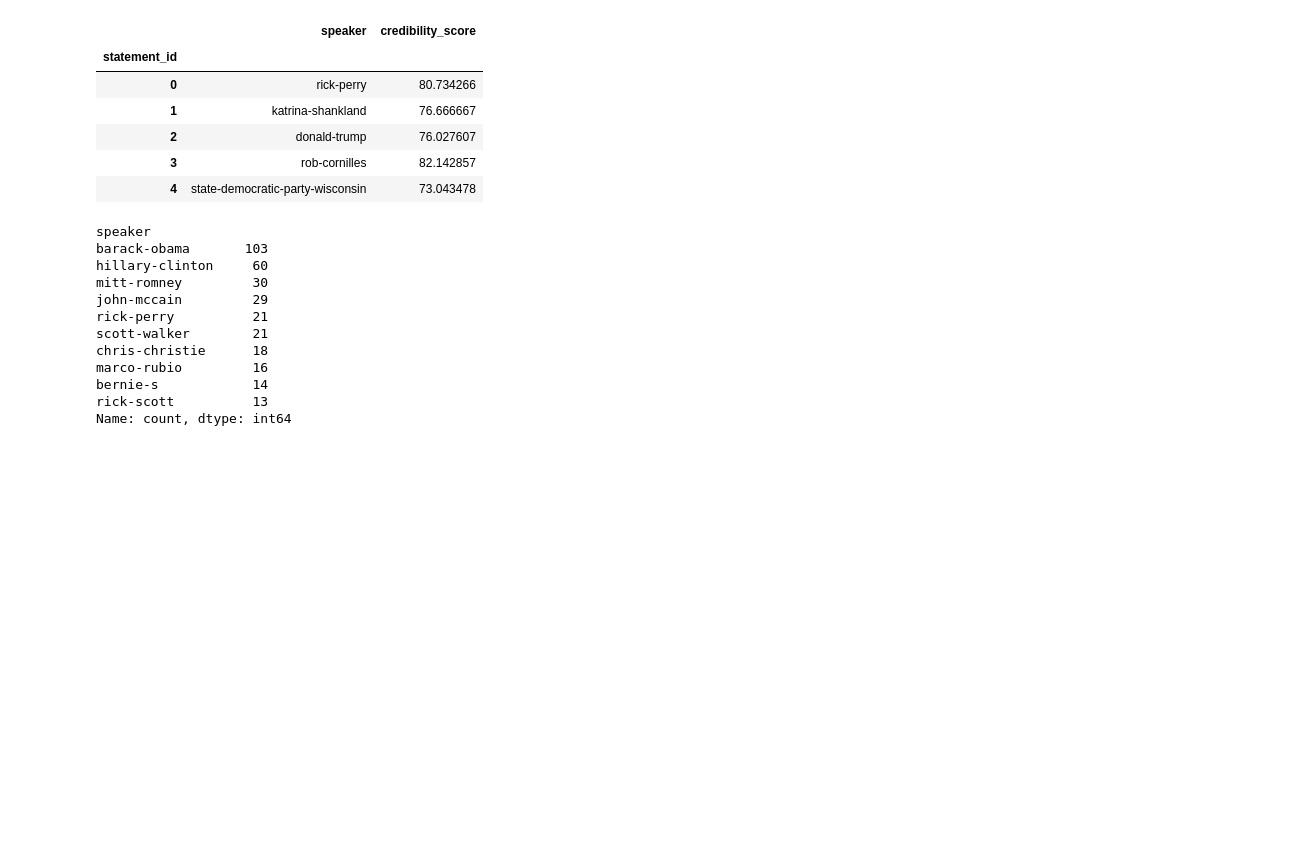
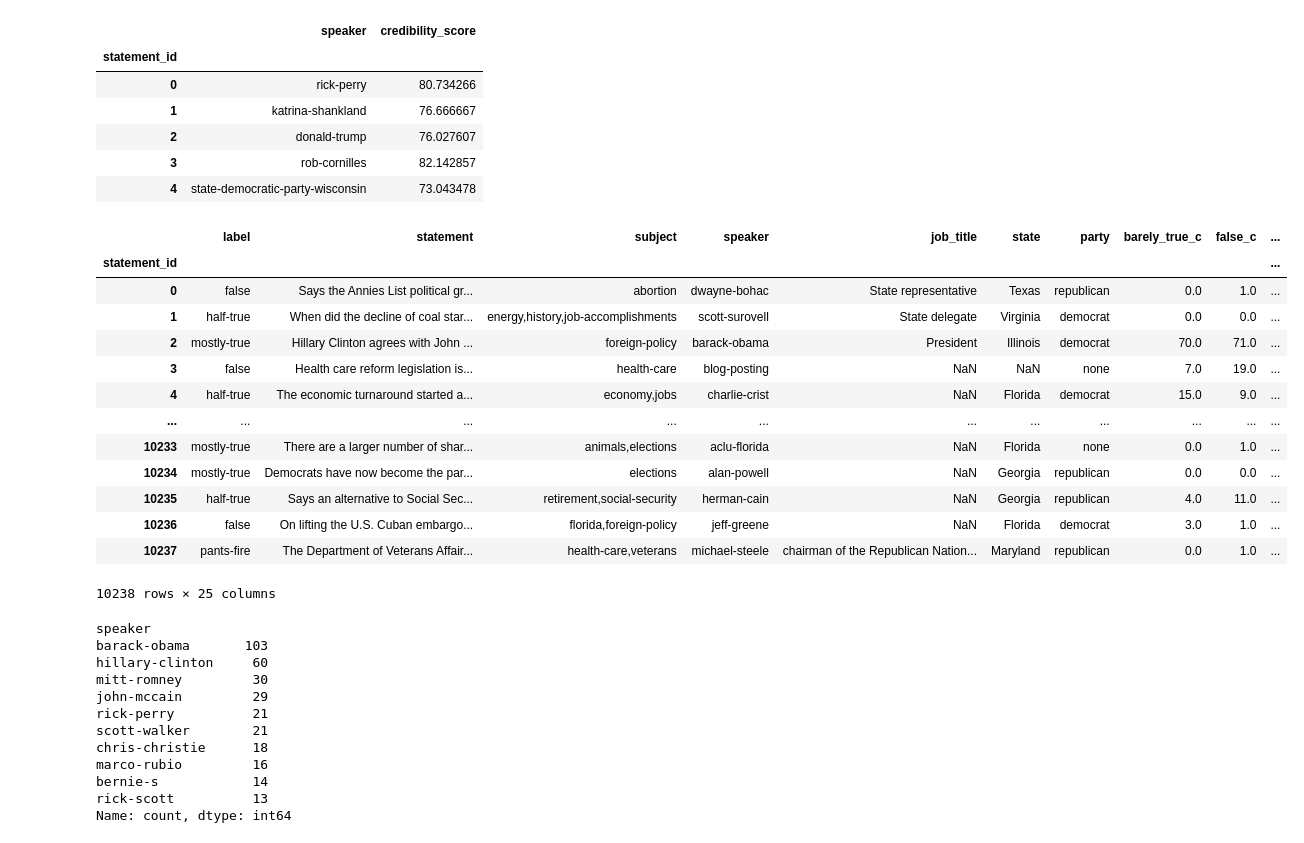
Before and after one commit to sigalgrabois/ADS_final_project, a Jupyter notebook: fake_news_detection_final.ipynb, the cells around one changed output. Cells and saved outputs as stored; diff of their text form; code cells hidden in the pictures; blank space fills up the shorter version.

```diff
--- a/fake_news_detection_final.ipynb
+++ b/fake_news_detection_final.ipynb
@@ -951,6 +970,23 @@ display(test_data[['speaker', 'credibility_score']].head())
 | 2 | donald-trump | 76.027607 |
 | 3 | rob-cornilles | 82.142857 |
 | 4 | state-democratic-party-wisconsin | 73.043478 |
+# %%
+train_data
+# %% [output]
+|  | label | statement | subject | speaker | job_title | state | party | barely_true_c | false_c | ... |
+| statement_id |  |  |  |  |  |  |  |  |  | ... |
+| 0 | false | Says the Annies List political gr... | abortion | dwayne-bohac | State representative | Texas | republican | 0.0 | 1.0 | ... |
+| 1 | half-true | When did the decline of coal star... | energy,history,job-accomplishments | scott-surovell | State delegate | Virginia | democrat | 0.0 | 0.0 | ... |
+| 2 | mostly-true | Hillary Clinton agrees with John ... | foreign-policy | barack-obama | President | Illinois | democrat | 70.0 | 71.0 | ... |
+| 3 | false | Health care reform legislation is... | health-care | blog-posting | NaN | NaN | none | 7.0 | 19.0 | ... |
+| 4 | half-true | The economic turnaround started a... | economy,jobs | charlie-crist | NaN | Florida | democrat | 15.0 | 9.0 | ... |
+| ... | ... | ... | ... | ... | ... | ... | ... | ... | ... | ... |
+| 10233 | mostly-true | There are a larger number of shar... | animals,elections | aclu-florida | NaN | Florida | none | 0.0 | 1.0 | ... |
+| 10234 | mostly-true | Democrats have now become the par... | elections | alan-powell | NaN | Georgia | republican | 0.0 | 0.0 | ... |
+| 10235 | half-true | Says an alternative to Social Sec... | retirement,social-security | herman-cain | NaN | Georgia | republican | 4.0 | 11.0 | ... |
+| 10236 | false | On lifting the U.S. Cuban embargo... | florida,foreign-policy | jeff-greene | NaN | Florida | democrat | 3.0 | 1.0 | ... |
+| 10237 | pants-fire | The Department of Veterans Affair... | health-care,veterans | michael-steele | chairman of the Republican Nation... | Maryland | republican | 0.0 | 1.0 | ... |
+10238 rows × 25 columns
 # %%
 # print the speakers with the highest true label counts
 train_data[train_data['label'] == 'true']['speaker'].value_counts().head(10)
```
Also changed, not shown: parts of 23 cells of this notebook.
